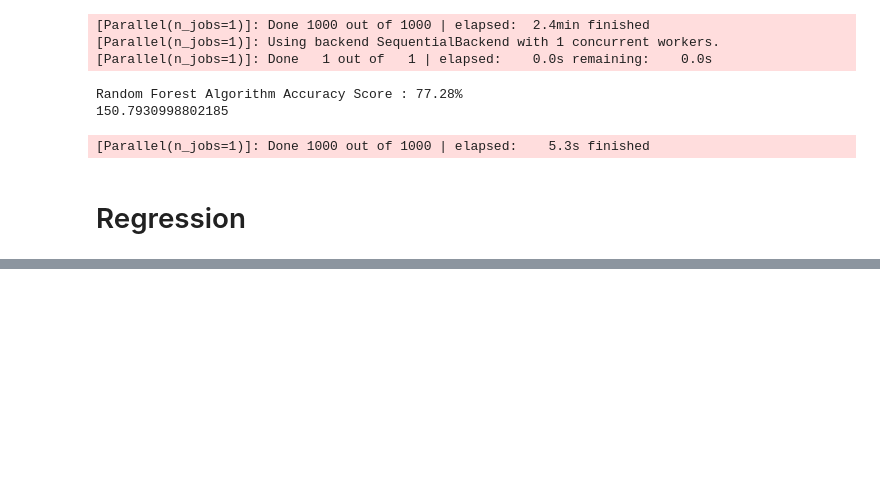
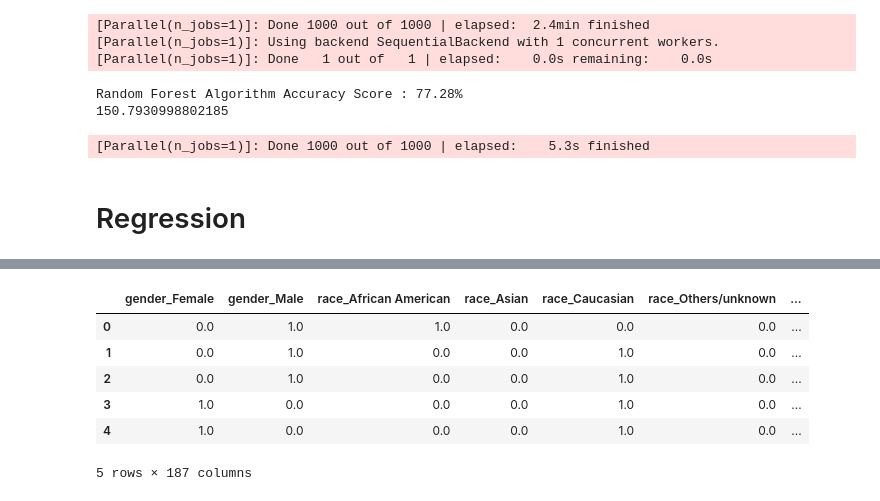
Before and after one commit to xuejianma/SigmaSquare, a Jupyter notebook: DII_vital.ipynb, the cells around one changed output, grey strips where cells are left out. Saved outputs shown, nothing was run; the diff lists cells and outputs as text; code cells hidden in the pictures; blank space fills up the shorter version.

```diff
--- a/DII_vital.ipynb
+++ b/DII_vital.ipynb
@@ -355,0 +353,15 @@ max_iter reached after 20 seconds
+# %%
+imp = IterativeImputer(max_iter=10, estimator = ExtraTreesRegressor(n_estimators=10, random_state=0),random_state=0,verbose = 2)
+imp.fit(df_final)
+with open('imp_extra_tree.pickle','wb') as file:
+    _pickle.dump(imp,file)
+
+imp = IterativeImputer(max_iter=10, estimator = KNeighborsRegressor(n_neighbors=5),random_state=0,verbose = 2)
+imp.fit(df_final)
+with open('imp_KNN_5.pickle','wb') as file:
+    _pickle.dump(imp,file)
+
+imp = IterativeImputer(max_iter=10, estimator = KNeighborsRegressor(n_neighbors=10),random_state=0,verbose = 2)
+imp.fit(df_final)
+with open('imp_KNN_10.pickle','wb') as file:
+    _pickle.dump(imp,file)
@@ -355,0 +378,6 @@ max_iter reached after 20 seconds
+# %%
+import _pickle
+with open('imp.pickle','rb') as file:
+    imp = _pickle.load(file)
+# %%
+array_final_imputed = imp.transform(df_final)
@@ -355,0 +396,12 @@ max_iter reached after 20 seconds
+# %%
+df_final_imputed = pd.DataFrame(array_final_imputed,columns = df_final.columns)
+# %%
+df_final_imputed.head()
+# %% [output]
+|  | gender_Female | gender_Male | race_African American | race_Asian | race_Caucasian | race_Others/unknown | ... |
+| 0 | 0.0 | 1.0 | 1.0 | 0.0 | 0.0 | 0.0 | ... |
+| 1 | 0.0 | 1.0 | 0.0 | 0.0 | 1.0 | 0.0 | ... |
+| 2 | 0.0 | 1.0 | 0.0 | 0.0 | 1.0 | 0.0 | ... |
+| 3 | 1.0 | 0.0 | 0.0 | 0.0 | 1.0 | 0.0 | ... |
+| 4 | 1.0 | 0.0 | 0.0 | 0.0 | 1.0 | 0.0 | ... |
+5 rows × 187 columns
```
Also changed, not shown: parts of 19 cells of this notebook.
